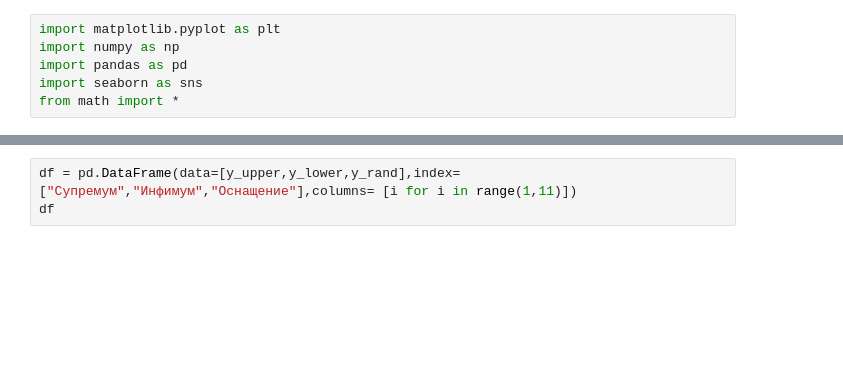
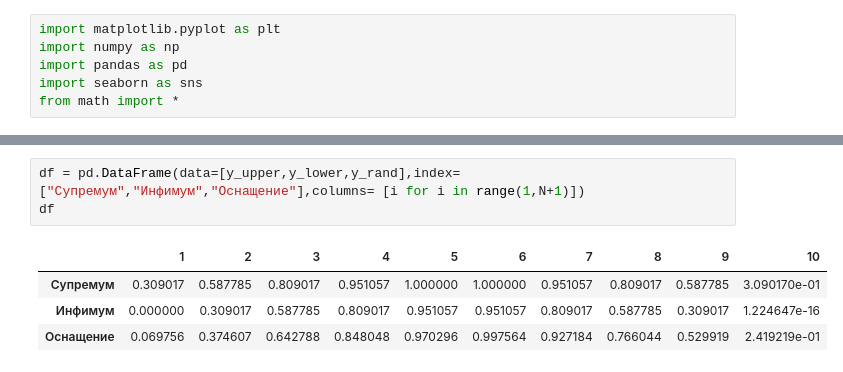
Before and after one commit to cre6qzmc/lab1calculus, a Jupyter notebook: lab1shchennikova.ipynb, the cells around one changed output, grey strips where cells are left out. Saved outputs shown, nothing was run; the diff lists cells and outputs as text; blank space fills up the shorter version.

```diff
--- a/lab1shchennikova.ipynb
+++ b/lab1shchennikova.ipynb
@@ -92,6 +97,11 @@ plt.show()
 # %%
-df = pd.DataFrame(data=[y_upper,y_lower,y_rand],index=["Супремум","Инфимум","Оснащение"],columns= [i for i in range(1,11)])
+df = pd.DataFrame(data=[y_upper,y_lower,y_rand],index=["Супремум","Инфимум","Оснащение"],columns= [i for i in range(1,N+1)])
 df
+# %% [output]
+|  | 1 | 2 | 3 | 4 | 5 | 6 | 7 | 8 | 9 | 10 |
+| Супремум | 0.309017 | 0.587785 | 0.809017 | 0.951057 | 1.000000 | 1.000000 | 0.951057 | 0.809017 | 0.587785 | 3.090170e-01 |
+| Инфимум | 0.000000 | 0.309017 | 0.587785 | 0.809017 | 0.951057 | 0.951057 | 0.809017 | 0.587785 | 0.309017 | 1.224647e-16 |
+| Оснащение | 0.069756 | 0.374607 | 0.642788 | 0.848048 | 0.970296 | 0.997564 | 0.927184 | 0.766044 | 0.529919 | 2.419219e-01 |
 # %%
 f = lambda x: np.sin(2 * x) # задаём массив значений функции
 a = 0; b = pi/2; N = 100 # начальная, конечная точки, кол-во разбиений
```
Also changed, not shown: parts of 5 cells of this notebook.
